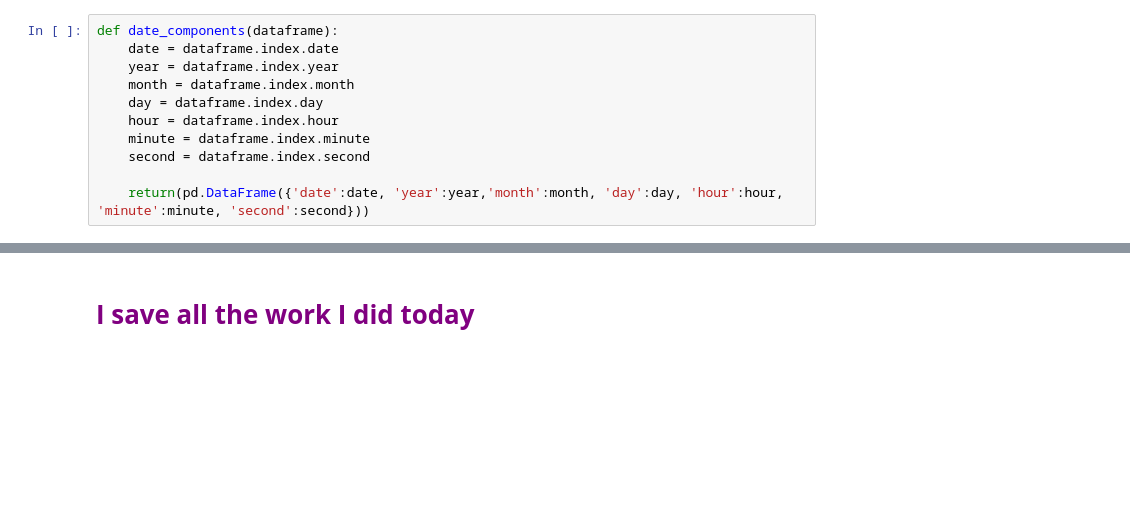
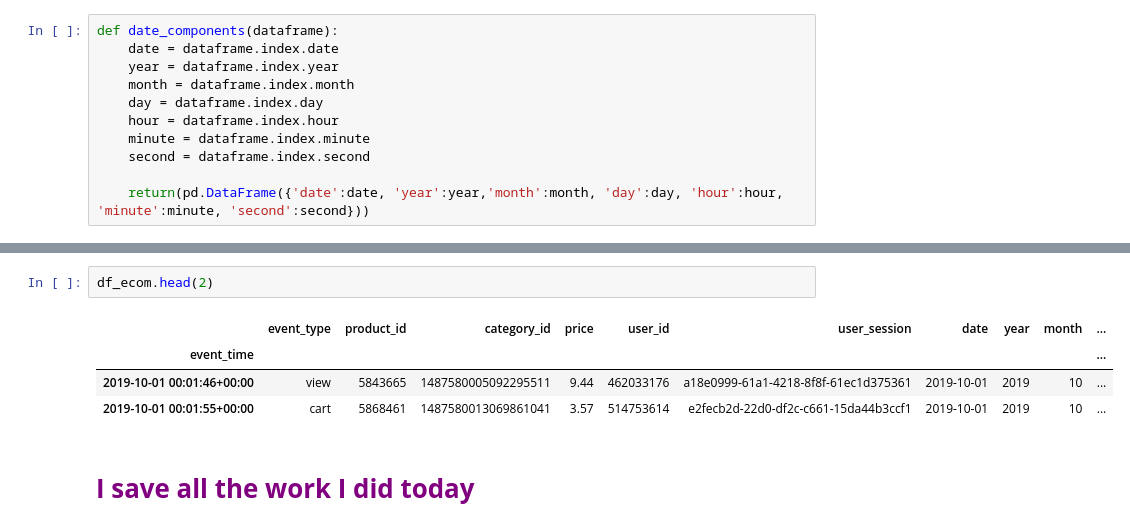
Before and after one commit to javierlopezm/Optimizacion_Ecommerce, a Jupyter notebook: Optimizacion_Ecommerce.ipynb, the cells around one changed output, grey strips where cells are left out. Drawn from its saved outputs; the diff is of its cells as text; blank space fills up the shorter version.

```diff
--- a/Optimizacion_Ecommerce.ipynb
+++ b/Optimizacion_Ecommerce.ipynb
@@ -276,3 +259,10 @@ df_ecom
+# %%
+df_ecom.head(2)
+# %% [output]
+|  | event_type | product_id | category_id | price | user_id | user_session | date | year | month | ... |
+| event_time |  |  |  |  |  |  |  |  |  | ... |
+| 2019-10-01 00:01:46+00:00 | view | 5843665 | 1487580005092295511 | 9.44 | 462033176 | a18e0999-61a1-4218-8f8f-61ec1d375361 | 2019-10-01 | 2019 | 10 | ... |
+| 2019-10-01 00:01:55+00:00 | cart | 5868461 | 1487580013069861041 | 3.57 | 514753614 | e2fecb2d-22d0-df2c-c661-15da44b3ccf1 | 2019-10-01 | 2019 | 10 | ... |
 # %% [markdown]
 # **<font color = 'purple'>I save all the work I did today</font>**
 # %%
```
Also changed, not shown: parts of 2 cells of this notebook.
